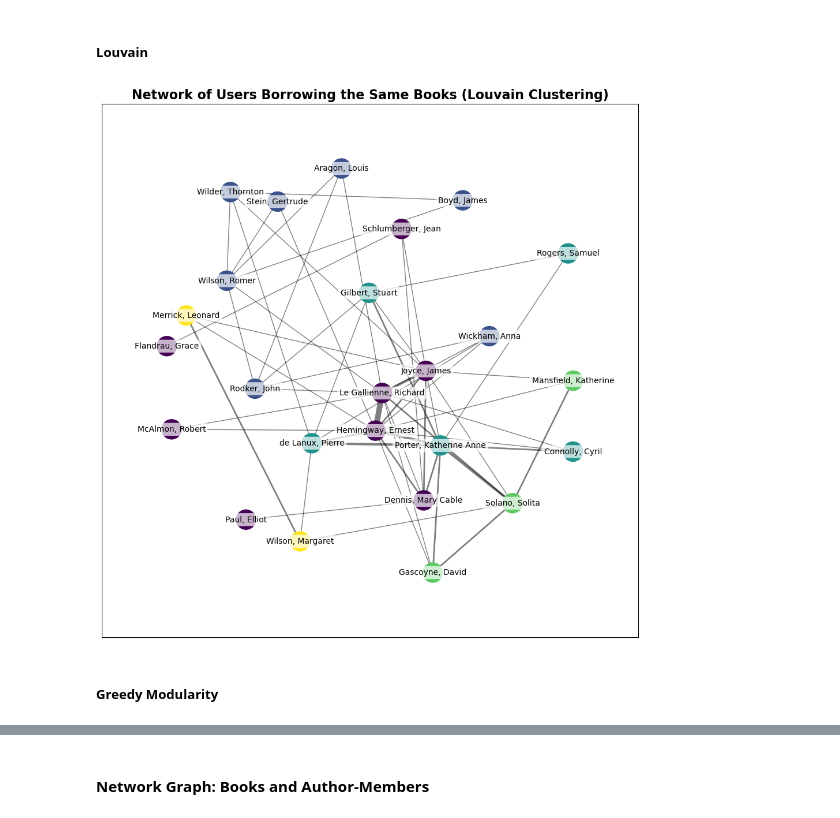
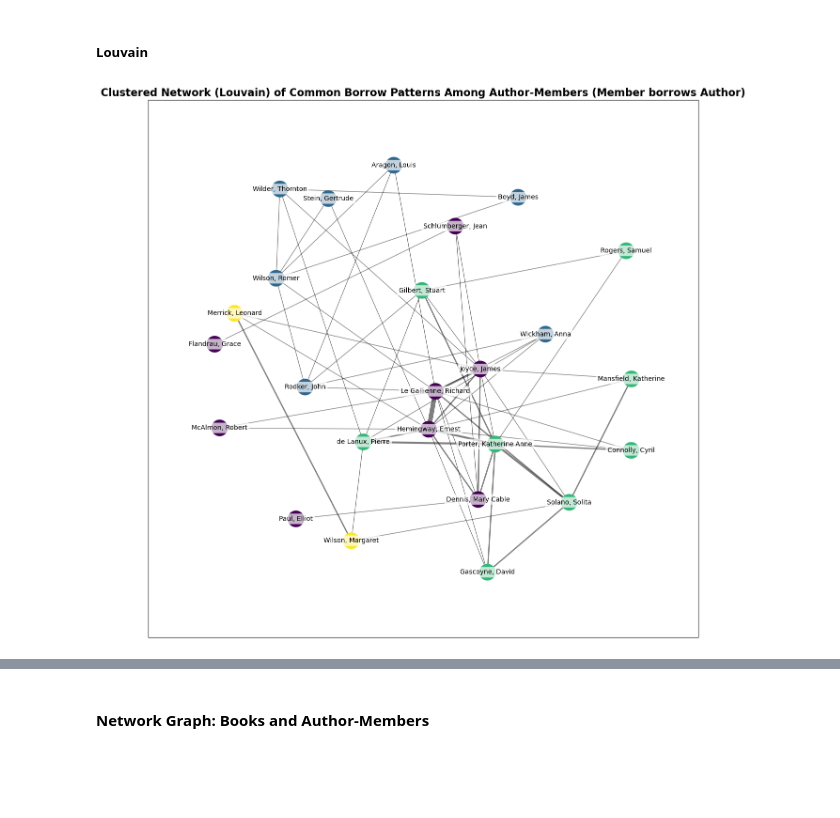
Before and after one commit to dittm/shakespeare-and-co, a Jupyter notebook: modules/04_network-analysis.ipynb, the cells around one changed output, grey strips where cells are left out. Cells and saved outputs as stored; diff of their text form; code cells hidden in the pictures; blank space fills up the shorter version.

```diff
--- a/modules/04_network-analysis.ipynb
+++ b/modules/04_network-analysis.ipynb
@@ -6,7 +6,7 @@ import pandas as pd
 import numpy as np
 import networkx as nx
 # %%
-member_is_author = pd.read_csv('../data/processed/member_is_author.csv', encoding='utf-8')
+member_is_author = pd.read_csv('../data/processed/table-data/01_member_is_author.csv', encoding='utf-8')
 events = pd.read_csv('../data/raw/SCoData_events_v1.2_2022_01.csv', encoding='utf-8', low_memory=False)
 books = pd.read_csv('../data/raw/SCoData_books_v1.2_2022_01.csv', encoding='utf-8', dtype={'year': 'Int32'})
 # %%
@@ -212,6 +282,7 @@ def create_intersection_graph(matrix, threshold=0):
 # %%
-# Create the first graph
-G = create_intersection_graph(member_borrows_author_matrix)
-print("Graph G - Number of nodes:", G.number_of_nodes())
-print("Graph G - Number of edges:", G.number_of_edges())
+# Graph generation | Member borrows Author
+
+member_borrows_author_graph = create_intersection_graph(member_borrows_author_matrix)
+print("Graph 'Member borrows Author' - Number of nodes:", member_borrows_author_graph.number_of_nodes())
+print("Graph 'Member borrows Author' - Number of edges:", member_borrows_author_graph.number_of_edges())
 # %% [output]
@@ -221,7 +301,7 @@ Graph G - Number of edges: 58
 In this network, each node (person) represents an individual who borrowed books.
 An edge between two nodes indicates that these two individuals have borrowed at least one book in common.
 # %%
-def plot_network(X, use_weight=True, k=None, titleAdd='', node_color='thistle', label_weights=False):
+def plot_network(X, use_weight=True, k=None, titleAdd=None, node_color='thistle', label_weights=False, figure_name=None):
     """
     Plots a graph with optional edge weights and customizable node colors.
 
@@ -265,7 +345,11 @@ def plot_network(X, use_weight=True, k=None, titleAdd='', node_color='thistle',
 
     # Ensure all labels are visible and not cut off by the border
     plt.margins(0.1)
-    plt.title(f'Network of Users Borrowing the Same Books {titleAdd}', fontsize=16, fontweight='bold')
+    plt.title(titleAdd, fontsize=16, fontweight='bold')
     # Disable the grid
     plt.grid(False)
+    plt.tight_layout()
+
+    plt.savefig(f'../data/processed/figure-images/04_graph_{figure_name}.png',bbox_inches='tight')
+
     plt.show()
@@ -583,12 +681,10 @@ plot_network(G, use_weight=True, titleAdd='(Label Propagation Clustering)', k=1.
 ##### Louvain
 # %%
 # Clustering with Louvain
-louvain_colors_g = get_node_colors_by_clustering(G, nx.community.louvain_communities)
+member_borrows_author_louvain = get_node_colors_by_clustering(member_borrows_author_graph, nx.community.louvain_communities)
 
 # Plot with Louvain
-plot_network(G, titleAdd='(Louvain Clustering)', k=1.7,node_color=louvain_colors_g)
+plot_network(member_borrows_author_graph, titleAdd='Clustered Network (Louvain) of Common Borrow Patterns Among Author-Members (Member borrows Author)', k=1.7,node_color=member_borrows_author_louvain, figure_name='member_borrows_author_louvain')
 # %% [output]
-[figure, old version]
+[figure, new version]
-# %% [markdown]
-##### Greedy Modularity
 # %%
```
Also changed, not shown: parts of 118 cells of this notebook, 35 other files.
